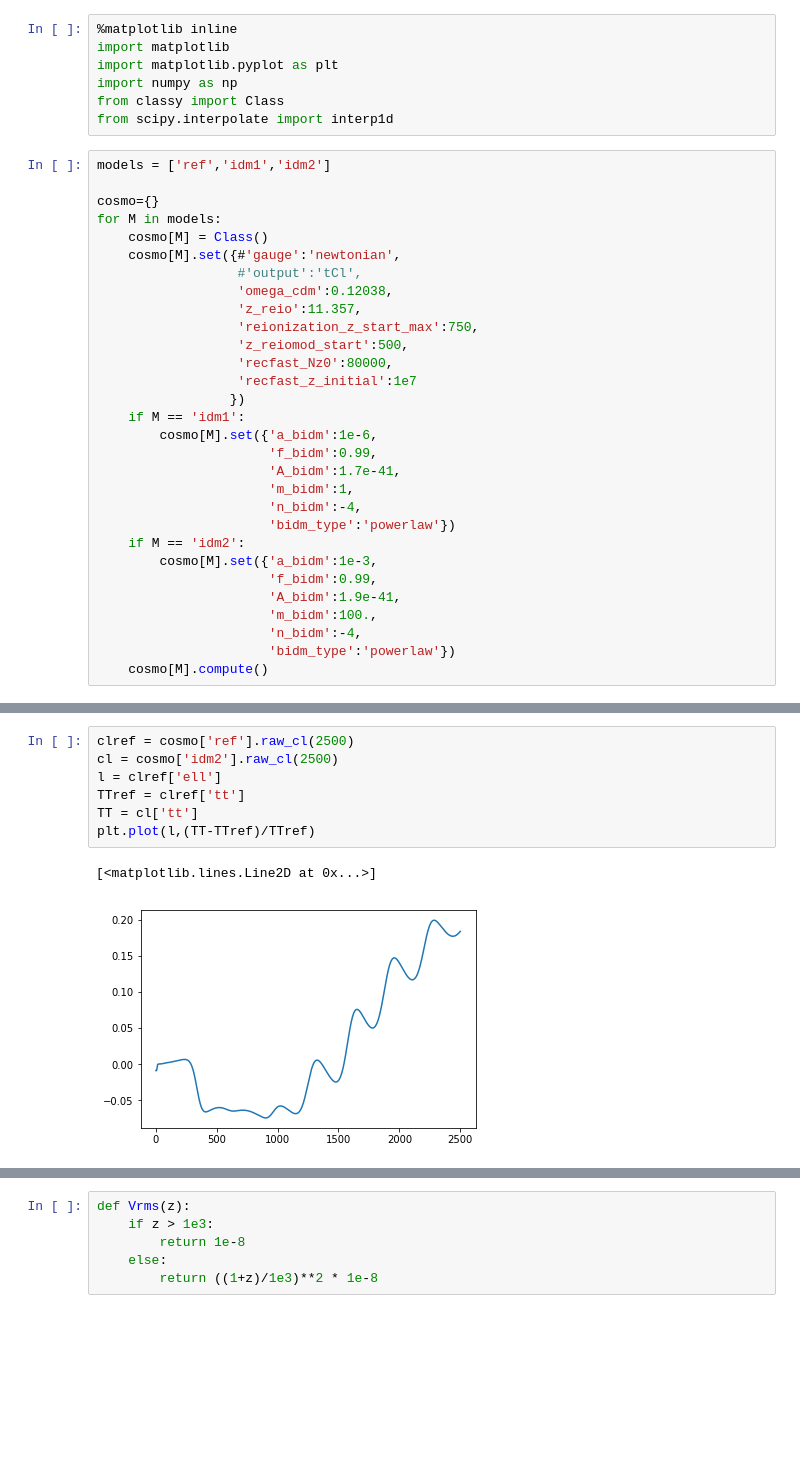
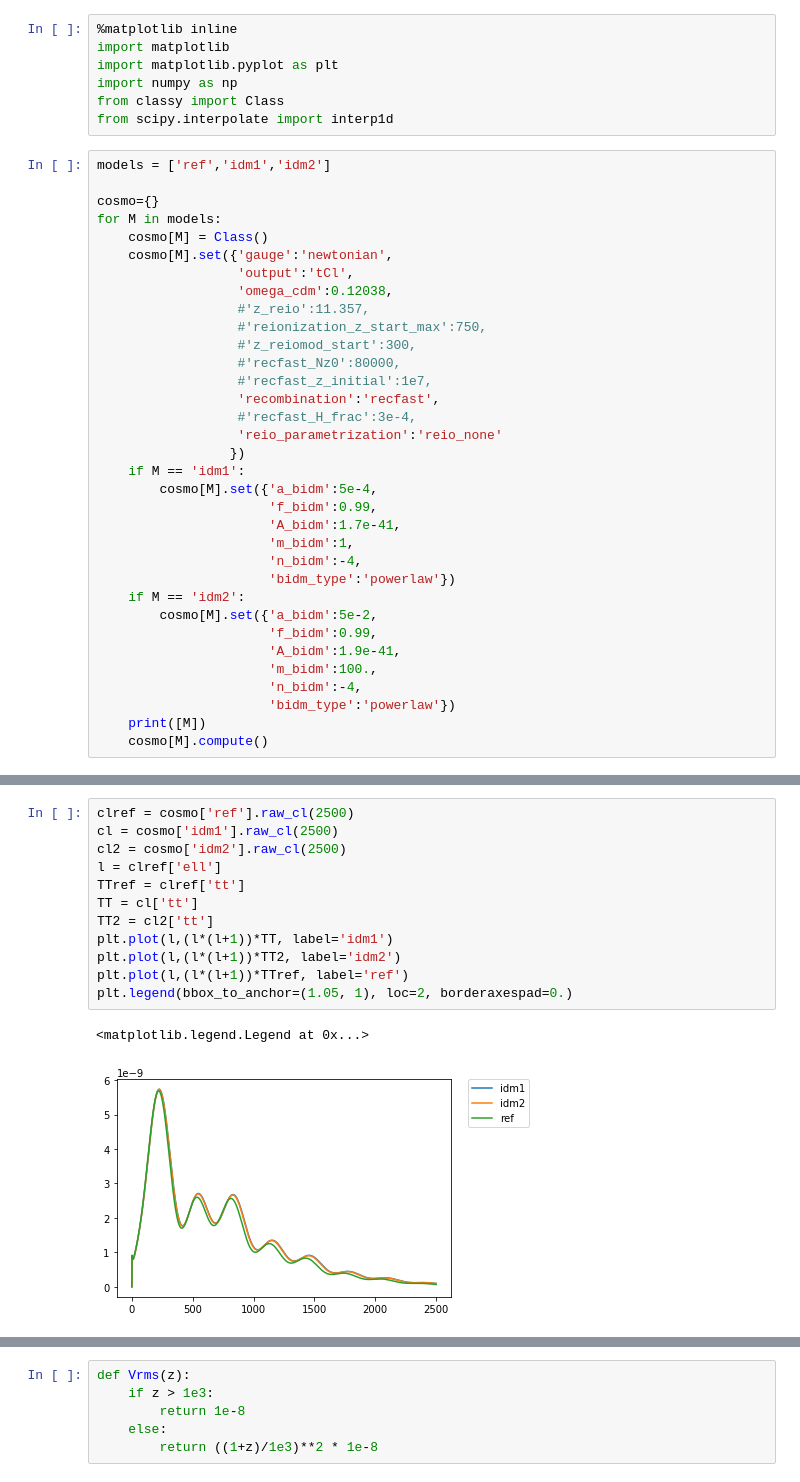
Before and after one commit to MarkMos/class_markmos, a Jupyter notebook: notebooks/Markus_general_test.ipynb, the cells around one changed output, grey strips where cells are left out. Drawn from its saved outputs; the diff is of its cells as text; blank space fills up the shorter version.

```diff
--- a/notebooks/Markus_general_test.ipynb
+++ b/notebooks/Markus_general_test.ipynb
@@ -11,27 +11,31 @@ models = ['ref','idm1','idm2']
 cosmo={}
 for M in models:
     cosmo[M] = Class()
-    cosmo[M].set({#'gauge':'newtonian',
-                  #'output':'tCl',
+    cosmo[M].set({'gauge':'newtonian',
+                  'output':'tCl',
                   'omega_cdm':0.12038,
-                  'z_reio':11.357,
-                  'reionization_z_start_max':750,
-                  'z_reiomod_start':500,
-                  'recfast_Nz0':80000,
-                  'recfast_z_initial':1e7
+                  #'z_reio':11.357,
+                  #'reionization_z_start_max':750,
+                  #'z_reiomod_start':300,
+                  #'recfast_Nz0':80000,
+                  #'recfast_z_initial':1e7,
+                  'recombination':'recfast',
+                  #'recfast_H_frac':3e-4,
+                  'reio_parametrization':'reio_none'
                  })
     if M == 'idm1':
-        cosmo[M].set({'a_bidm':1e-6,
+        cosmo[M].set({'a_bidm':5e-4,
                       'f_bidm':0.99,
                       'A_bidm':1.7e-41,
                       'm_bidm':1,
                       'n_bidm':-4,
                       'bidm_type':'powerlaw'})
     if M == 'idm2':
-        cosmo[M].set({'a_bidm':1e-3,
+        cosmo[M].set({'a_bidm':5e-2,
                       'f_bidm':0.99,
                       'A_bidm':1.9e-41,
                       'm_bidm':100.,
                       'n_bidm':-4,
                       'bidm_type':'powerlaw'})
+    print([M])
     cosmo[M].compute()
@@ -94,10 +108,15 @@ plt.legend()
 # %%
 clref = cosmo['ref'].raw_cl(2500)
-cl = cosmo['idm2'].raw_cl(2500)
+cl = cosmo['idm1'].raw_cl(2500)
+cl2 = cosmo['idm2'].raw_cl(2500)
 l = clref['ell']
 TTref = clref['tt']
 TT = cl['tt']
-plt.plot(l,(TT-TTref)/TTref)
+TT2 = cl2['tt']
+plt.plot(l,(l*(l+1))*TT, label='idm1')
+plt.plot(l,(l*(l+1))*TT2, label='idm2')
+plt.plot(l,(l*(l+1))*TTref, label='ref')
+plt.legend(bbox_to_anchor=(1.05, 1), loc=2, borderaxespad=0.)
 # %% [output]
-[<matplotlib.lines.Line2D at 0x...>]
+<matplotlib.legend.Legend at 0x...>
-[figure, old version]
+[figure, new version]
```
Also changed, not shown: parts of 10 cells of this notebook, 9 other files.
